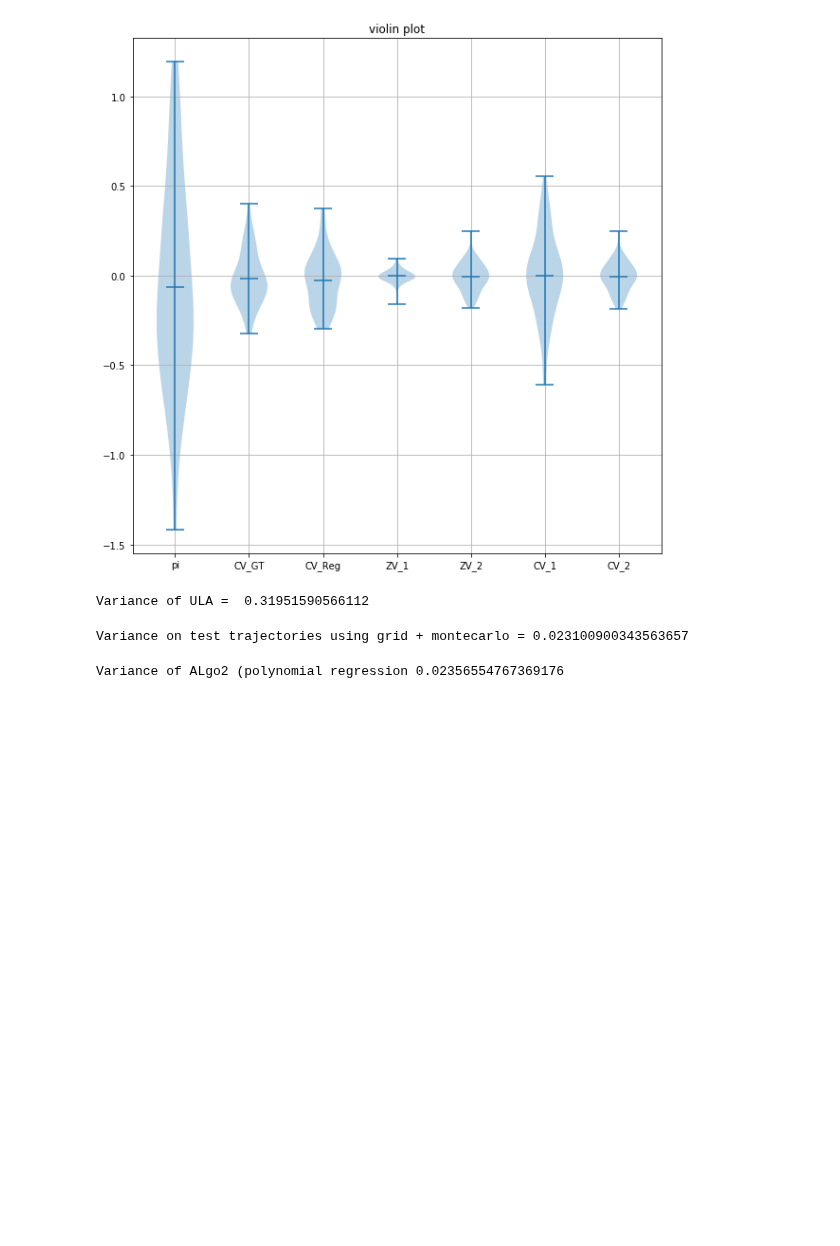
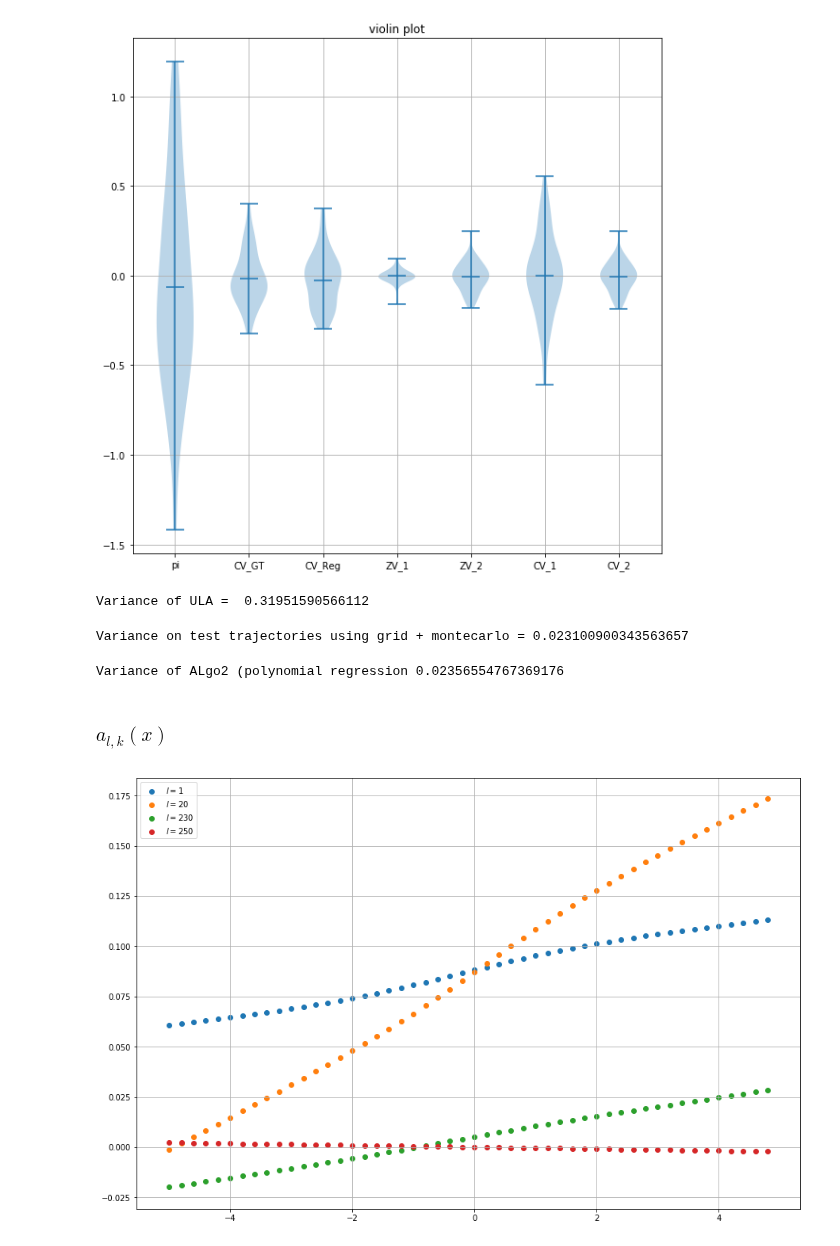
Before and after one commit to ShagadatovNurlan/VR-MCMC, a Jupyter notebook: Algo2_full_research_dimension1.ipynb, the cells around one changed output. Cells and saved outputs as stored; diff of their text form; code cells hidden in the pictures; blank space fills up the shorter version.

Commit message:
added plot alk

```diff
--- a/Algo2_full_research_dimension1.ipynb
+++ b/Algo2_full_research_dimension1.ipynb
@@ -260,3 +260,37 @@ Variance on test trajectories using grid + montecarlo = 0.023100900343563657
 print ('Variance of ALgo2 (polynomial regression',(P_test - M_test_reg).var(ddof = 1))
 # %% [output]
 Variance of ALgo2 (polynomial regression 0.02356554767369176
+# %% [markdown]
+### $a_{l,k}(x)$
+# %%
+def a_lk_by_grid(grid, l, n, N_train):
+    np.random.seed(42)
+    noise = np.random.randn(N_train, n-l+1)
+    trajectories_on_grid = np.zeros((grid.shape[0], N_train, n-l+1))
+    a_lk_on_grid = np.zeros_like(grid)
+    for j in range(N_train):
+        trajectories_on_grid[:,j,0] = grid
+    for i in range(grid.shape[0]):
+        for j in range(N_train):
+            for m in range(1,n-l+1):
+                trajectories_on_grid[i,j,m] = trajectories_on_grid[i,j,m-1] - h/2 * f_grad(trajectories_on_grid[i,j,m-1]) \
+                    + np.sqrt(h) * noise[j,m]
+
+    tmp = trajectories_on_grid[:,:,1:].sum(axis = 2) / n
+
+    for i in range(grid.shape[0]):
+        for j in range(N_train):
+            tmp[i,j] = tmp[i,j] * noise[j, 0]
+
+    return tmp.mean(axis = 1)
+# %%
+plt.figure(figsize=(15,10))
+
+for l in [0,19,229,249]:
+    plt.scatter(grid,a_lk_by_grid(grid, l, n, N_train), label = r"$l = {}$".format(l+1))
+plt.legend()
+plt.grid()
+# plt.xlim(-1,1)
+plt.show()
+# %% [output]
+[figure, added]
```
